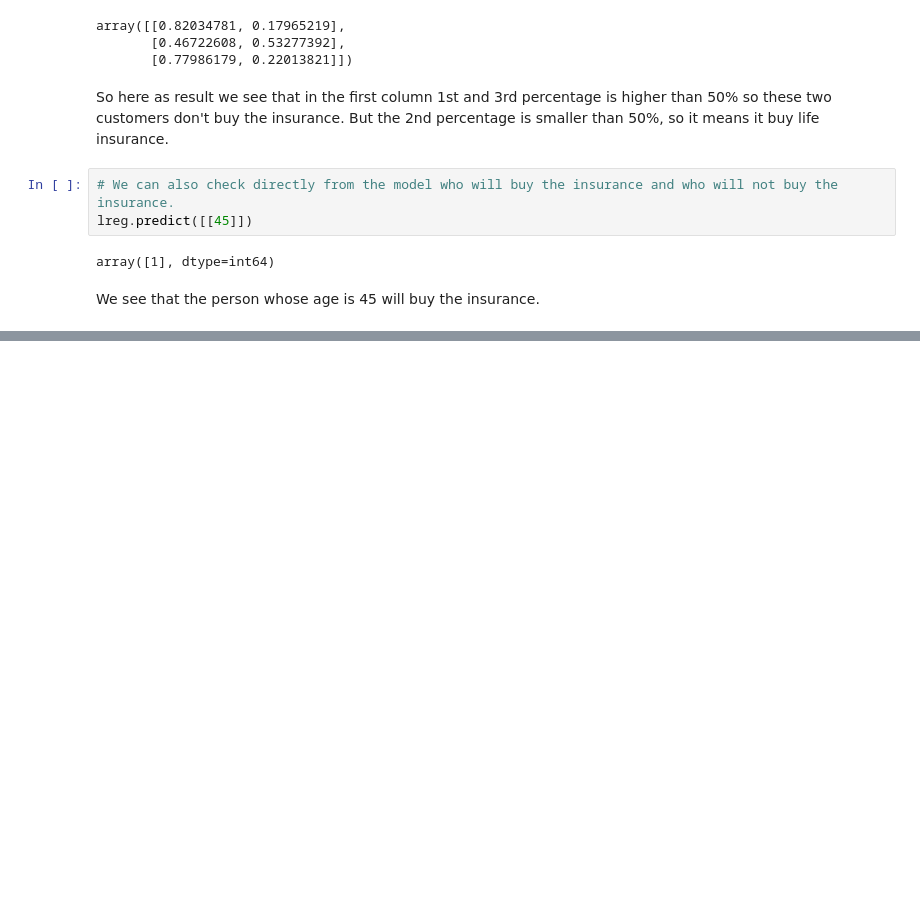
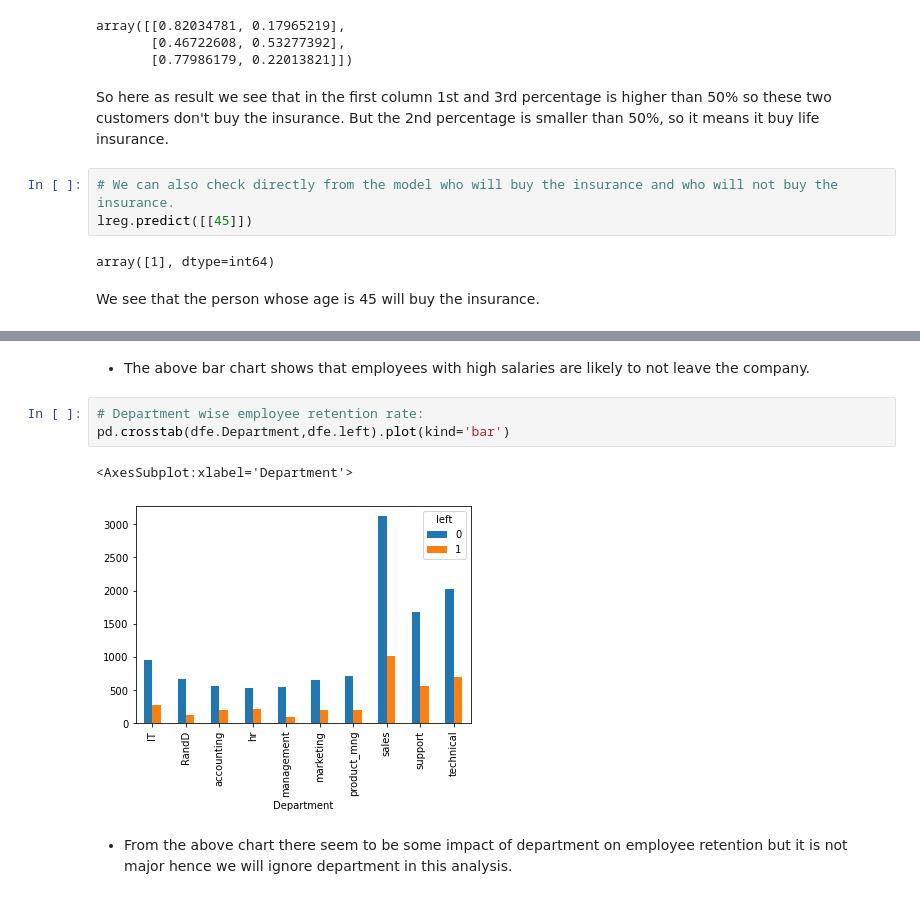
Before and after one commit to mujtabaSultani01/Machine_Learning, a Jupyter notebook: Logistic Regression_7/Logistic Regression (ML-7).ipynb, the cells around one changed output, grey strips where cells are left out. Saved outputs shown, nothing was run; the diff lists cells and outputs as text; blank space fills up the shorter version.

```diff
--- a/Logistic Regression_7/Logistic Regression (ML-7).ipynb
+++ b/Logistic Regression_7/Logistic Regression (ML-7).ipynb
@@ -104,0 +159,10 @@ We see that the person whose age is 45 will buy the insurance.
+# %% [markdown]
+* The above bar chart shows that employees with high salaries are likely to not leave the company.
+# %%
+# Department wise employee retention rate:
+pd.crosstab(dfe.Department,dfe.left).plot(kind='bar')
+# %% [output]
+<AxesSubplot:xlabel='Department'>
+[figure, added]
+# %% [markdown]
+* From the above chart there seem to be some impact of department on employee retention but it is not major hence we will ignore department in this analysis.
```
Also changed, not shown: parts of 21 cells of this notebook, 1 other file.
